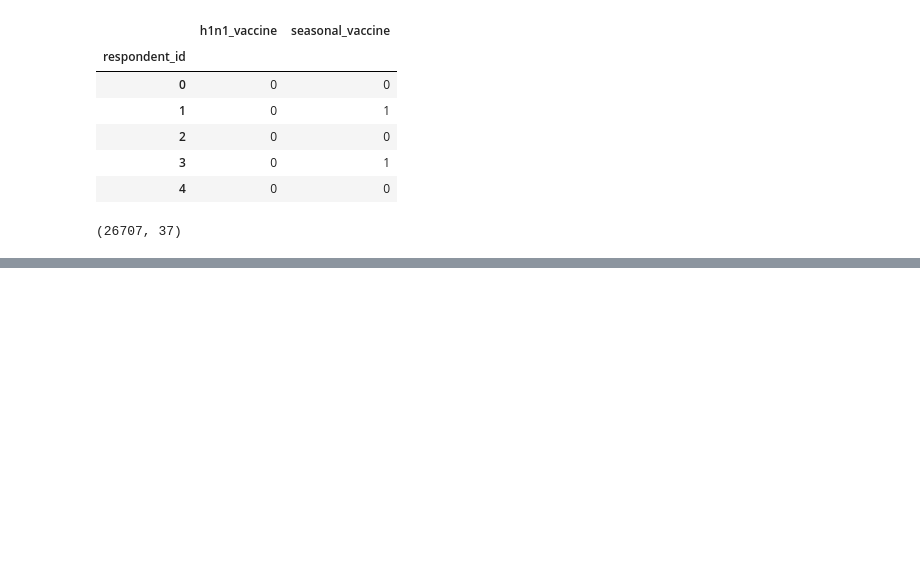
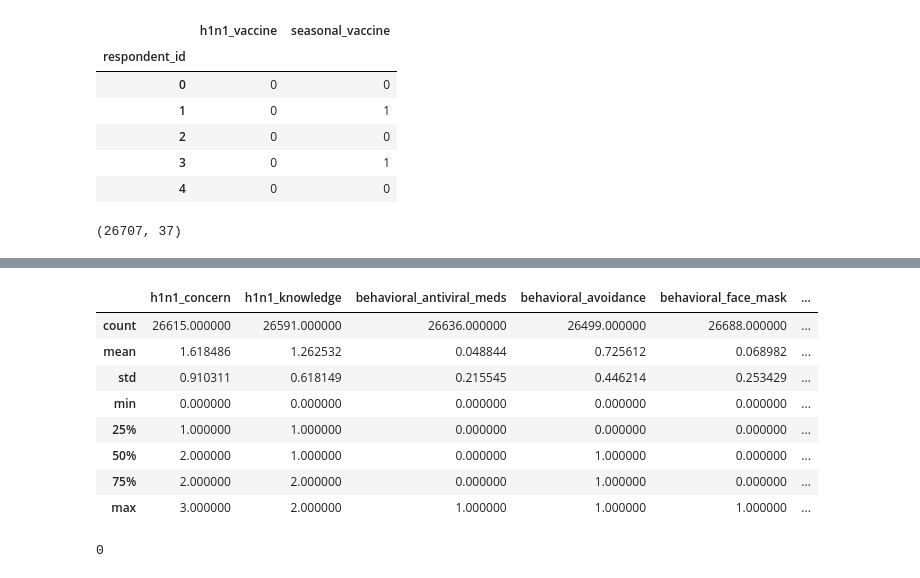
Before and after one commit to ngili/Predicting-H1N1-and-Seasonal-Flu-Vaccinations, a Jupyter notebook: analysis.ipynb, the cells around one changed output, grey strips where cells are left out. Drawn from its saved outputs; the diff is of its cells as text; code cells hidden in the pictures; blank space fills up the shorter version.

```diff
--- a/analysis.ipynb
+++ b/analysis.ipynb
@@ -96,0 +138,18 @@ data.head()
+# %%
+# previewing summary statistics of columns
+data.describe()
+# %% [output]
+|  | h1n1_concern | h1n1_knowledge | behavioral_antiviral_meds | behavioral_avoidance | behavioral_face_mask | ... |
+| count | 26615.000000 | 26591.000000 | 26636.000000 | 26499.000000 | 26688.000000 | ... |
+| mean | 1.618486 | 1.262532 | 0.048844 | 0.725612 | 0.068982 | ... |
+| std | 0.910311 | 0.618149 | 0.215545 | 0.446214 | 0.253429 | ... |
+| min | 0.000000 | 0.000000 | 0.000000 | 0.000000 | 0.000000 | ... |
+| 25% | 1.000000 | 1.000000 | 0.000000 | 0.000000 | 0.000000 | ... |
+| 50% | 2.000000 | 1.000000 | 0.000000 | 1.000000 | 0.000000 | ... |
+| 75% | 2.000000 | 2.000000 | 0.000000 | 1.000000 | 0.000000 | ... |
+| max | 3.000000 | 2.000000 | 1.000000 | 1.000000 | 1.000000 | ... |
+# %%
+# checking for duplicates
+data.duplicated().sum()
+# %% [output]
+0
```
Also changed, not shown: parts of 10 cells of this notebook.
